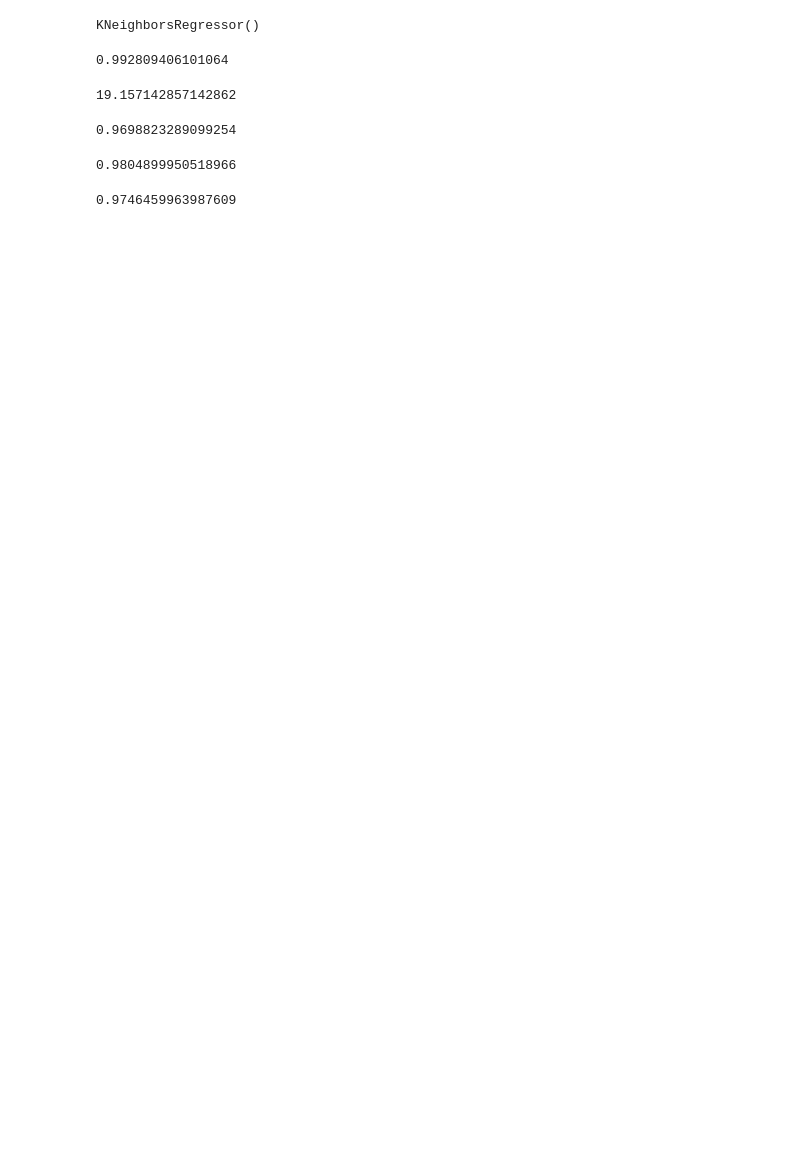
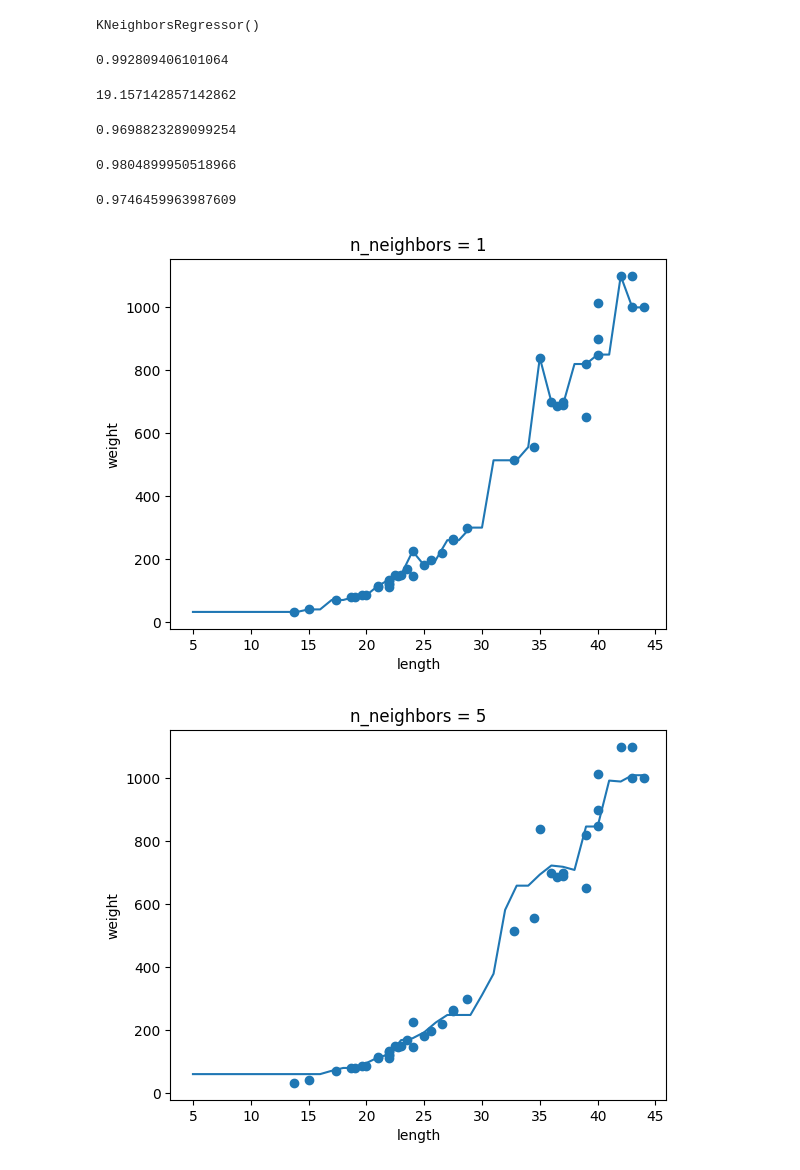
Before and after one commit to PaddingE/machine_learning_sample, a Jupyter notebook: KNNRegression.ipynb, the cells around one changed output. Saved outputs shown, nothing was run; the diff lists cells and outputs as text; code cells hidden in the pictures; blank space fills up the shorter version.

```diff
--- a/KNNRegression.ipynb
+++ b/KNNRegression.ipynb
@@ -109,3 +109,28 @@ print(c_knr.score(arr_train_input, arr_train_target))
 print(c_knr.score(arr_test_input, arr_test_target))
 # %% [output]
 0.9746459963987609
+# %%
+## 테스트 객체 생성
+c_knr_test = KNeighborsRegressor()
+
+## 예측할 데이터를 2차원 배열로 만듬
+x = np.arange(5, 45).reshape(-1,1)
+
+## 매개변수 n_neighbor의 변화의 따라 예측 될 값을 확인하기위한 반복문
+for n in [1,5,10]:
+    c_knr_test.n_neighbors = n
+    c_knr_test.fit(arr_train_input, arr_train_target)
+
+    ## 예측할 데이터로 예측
+    prediction = c_knr_test.predict(x)
+
+    ## 예측한 데이터를 그래프로 표현
+    plt.scatter(arr_train_input, arr_train_target)
+    plt.plot(x, prediction)
+    plt.title('n_neighbors = {}'.format(n))
+    plt.xlabel('length')
+    plt.ylabel('weight')
+    plt.show()
+# %% [output]
+[figure, added]
+[figure, added]
```
Also changed, not shown: parts of 1 cell of this notebook, 2 other files.
